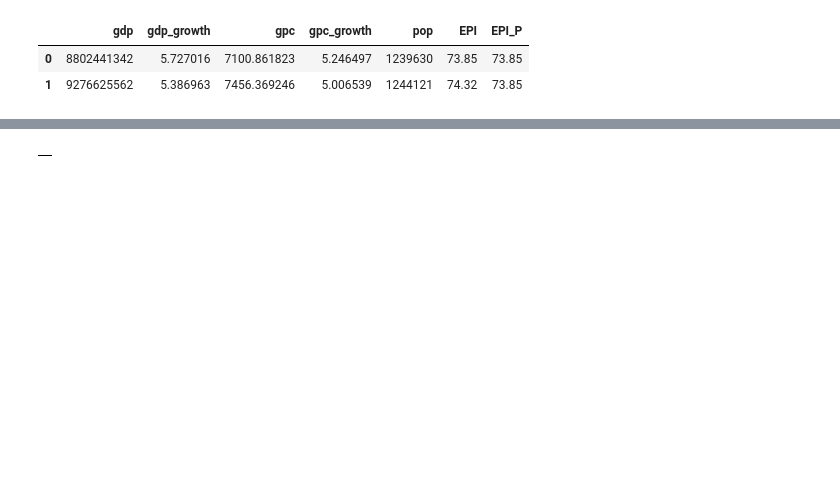
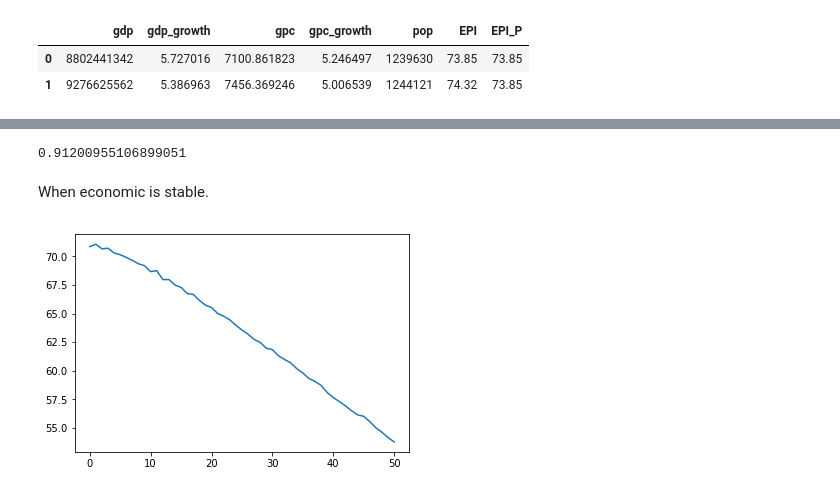
Before and after one commit to rhythmswing/ClimateFragility, a Jupyter notebook: Code/EPI_model.ipynb, the cells around one changed output, grey strips where cells are left out. Drawn from its saved outputs; the diff is of its cells as text; code cells hidden in the pictures; blank space fills up the shorter version.

```diff
--- a/Code/EPI_model.ipynb
+++ b/Code/EPI_model.ipynb
@@ -59,3 +77,0 @@ plt.show()
-# %%
-def gdp_growth_next(gdp_growth):
-    return np.exp(-gdp_growth)
@@ -64,9 +78,17 @@ last = data.loc[data.index[-1],:]
-# %%
-years_to = 20
-future = pd.DataFrame()
-future = future.append(last)
-# %%
-for idx in range(years_to):
-    last = fut
-# %% [output]
-|  |
+# %%
+lin_mod.score(data_sigmoid, Y)
+# %% [output]
+0.91200955106899051
+# %%
+from collections import Iterable
+def gdp_growth_next(gdp_growth_last,last_noise, dev_speed=0):
+    if not isinstance(gdp_growth_last,Iterable):
+        gdp_growth_last=[gdp_growth_last]
+    #return gdp_growth_last[-1] / (1+np.exp(-gdp_growth_last[-1])) + np.random.randn(),0
+    #return 1/(1+np.exp(gdp_growth_last[-1])) + np.random.randn(), 0
+
+    noise = np.random.randn()*1
+    params = np.concatenate((gdp_growth_last, [noise]))
+    coefs = [0.1964,0.2141,0.1927,0.1835,0.2061,0.1871]
+
+    return np.sum([coefs[i]*params[i] for i in range(len(coefs))])+dev_speed, noise
@@ -72,0 +163,8 @@ for idx in range(years_to):
+# %% [markdown]
+When economic is stable.
+# %%
+future = predict_future(50,0,0.0)
+plt.plot(future.EPI)
+plt.show()
+# %% [output]
+[figure, added]
```
Also changed, not shown: parts of 25 cells of this notebook, 1 other file.
